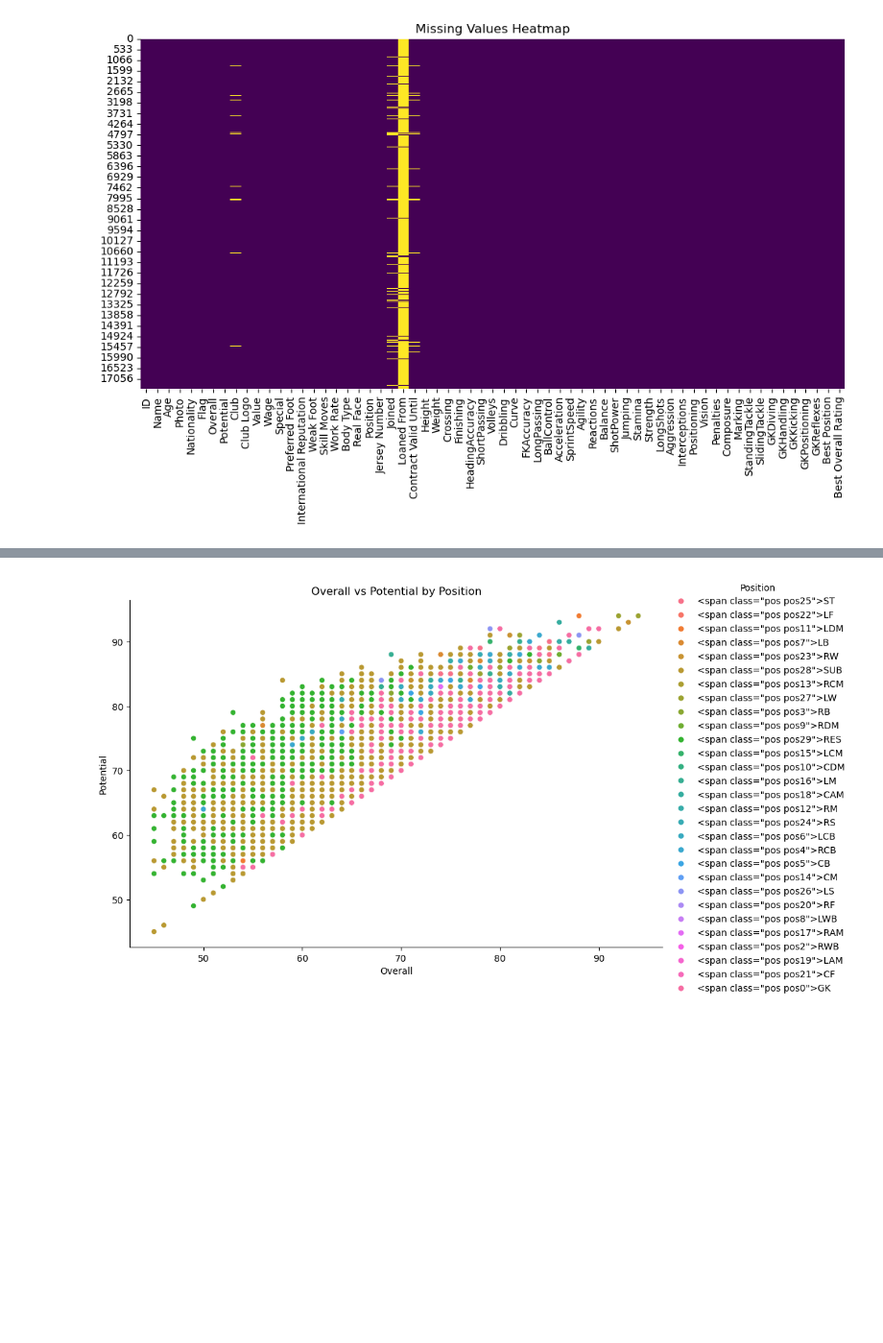
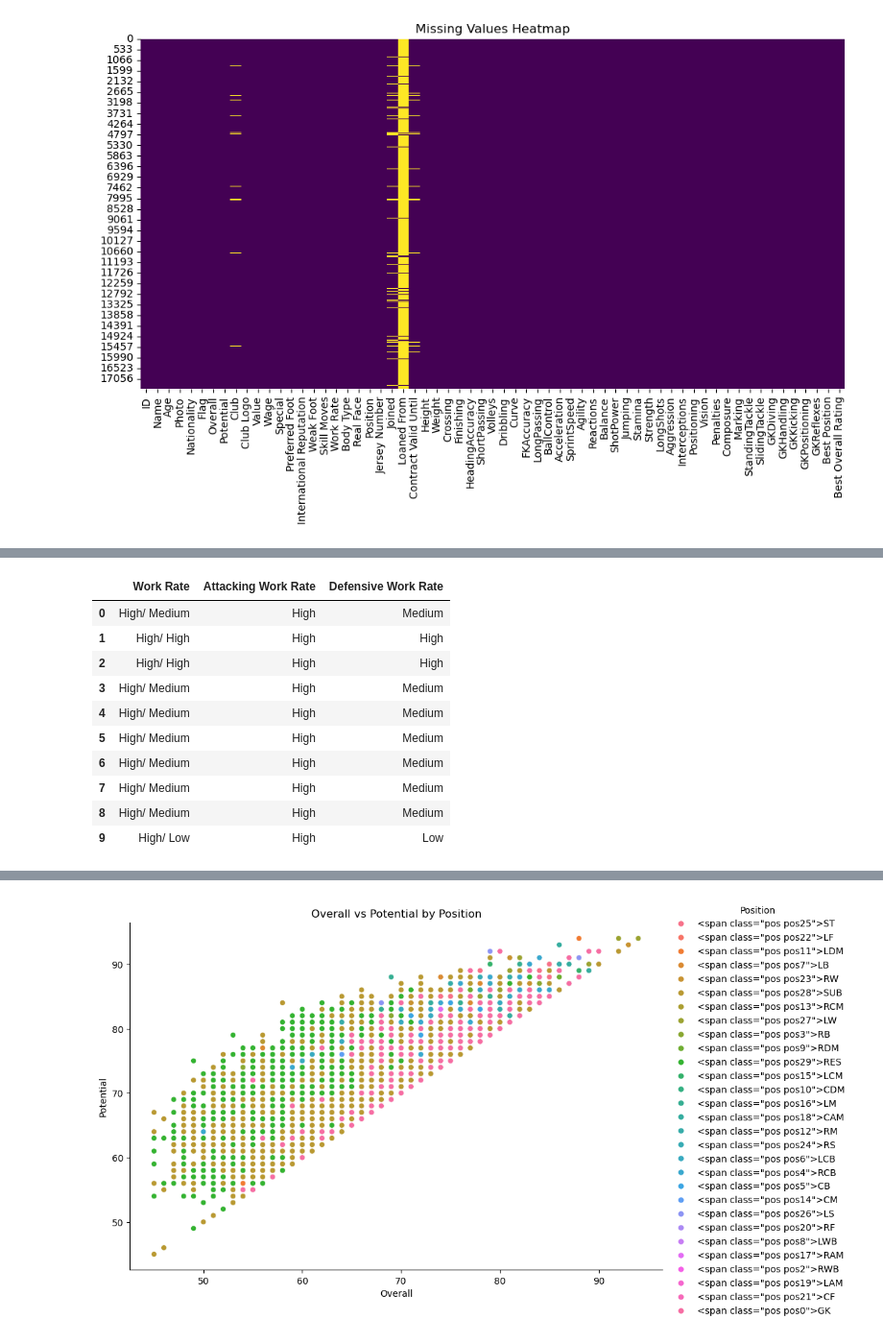
Before and after one commit to N1KH1LT0X1N/Plotting, a Jupyter notebook: eda.ipynb, the cells around one changed output, grey strips where cells are left out. Shown at 96% size. Saved outputs shown, nothing was run; the diff lists cells and outputs as text; code cells hidden in the pictures; blank space fills up the shorter version.

```diff
--- a/eda.ipynb
+++ b/eda.ipynb
@@ -183,0 +378,4 @@ plt.show()
+# %%
+fifa['Height'] = pandas_df['Height']
+fifa['Weight'] = pandas_df['Weight']
+print(fifa[['Height', 'Weight']].head(10))
@@ -183,0 +468,19 @@ plt.show()
+# %%
+fifa['Joined'] = pandas_df['Joined']
+# %%
+#Convert joined date to datetime
+def date_conversion(date):
+    if pd.isna(date):
+        return np.nan
+    if isinstance(date, str):
+        try:
+            val = date.split(',')
+            # If format is like "Jul 1, 2016", get the year
+            year = int(val[1]) if len(val) > 1 else np.nan
+            return year
+        except Exception:
+            return np.nan
+    return np.nan
+
+fifa['Joined'] = fifa['Joined'].apply(date_conversion)
+print(fifa['Joined'].head(10))
@@ -183,0 +499,27 @@ plt.show()
+# %%
+#Convert work rate to categorical low, medium, high
+def work_rate_conversion(rate):
+    if pd.isna(rate):
+        return (np.nan, np.nan)
+    if isinstance(rate, str) and '/' in rate:
+        try:
+            attack, defense = rate.split('/')
+            return (attack.strip(), defense.strip())
+        except Exception:
+            return (np.nan, np.nan)
+    return (np.nan, np.nan)
+
+fifa[['Attacking Work Rate', 'Defensive Work Rate']] = fifa['Work Rate'].apply(work_rate_conversion).apply(pd.Series)
+fifa[['Work Rate', 'Attacking Work Rate', 'Defensive Work Rate']].head(10)
+# %% [output]
+|  | Work Rate | Attacking Work Rate | Defensive Work Rate |
+| 0 | High/ Medium | High | Medium |
+| 1 | High/ High | High | High |
+| 2 | High/ High | High | High |
+| 3 | High/ Medium | High | Medium |
+| 4 | High/ Medium | High | Medium |
+| 5 | High/ Medium | High | Medium |
+| 6 | High/ Medium | High | Medium |
+| 7 | High/ Medium | High | Medium |
+| 8 | High/ Medium | High | Medium |
+| 9 | High/ Low | High | Low |
```
Also changed, not shown: parts of 21 cells of this notebook.
